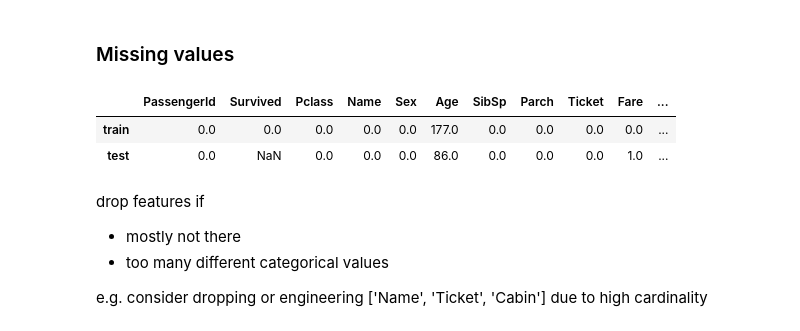
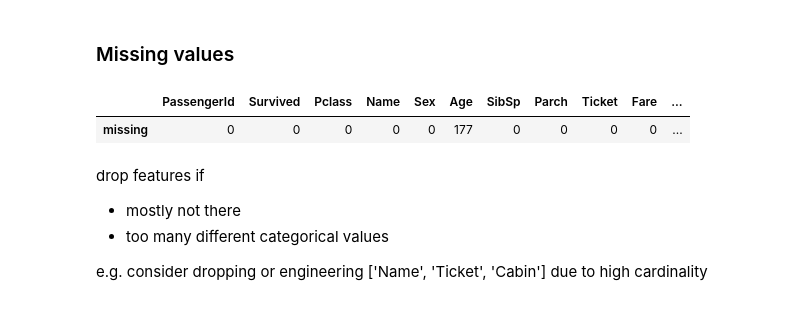
Before and after one commit to simonwardjones/forget-code, a Jupyter notebook: Python/machine-learning/titanic_walkthrough.ipynb, the cells around one changed output. Cells and saved outputs as stored; diff of their text form; code cells hidden in the pictures.

```diff
--- a/Python/machine-learning/titanic_walkthrough.ipynb
+++ b/Python/machine-learning/titanic_walkthrough.ipynb
@@ -116,12 +115,11 @@ Name: Survived, dtype: int64
 ### Missing values
 # %%
 pd.DataFrame(
-    data=[raw_train.isna().sum(), raw_test.isna().sum()],
-    index=['train','test'])
+    data=[raw_train.isna().sum()],
+    index=['missing'])
 # %% [output]
 |  | PassengerId | Survived | Pclass | Name | Sex | Age | SibSp | Parch | Ticket | Fare | ... |
-| train | 0.0 | 0.0 | 0.0 | 0.0 | 0.0 | 177.0 | 0.0 | 0.0 | 0.0 | 0.0 | ... |
-| test | 0.0 | NaN | 0.0 | 0.0 | 0.0 | 86.0 | 0.0 | 0.0 | 0.0 | 1.0 | ... |
+| missing | 0 | 0 | 0 | 0 | 0 | 177 | 0 | 0 | 0 | 0 | ... |
 # %% [markdown]
 drop features if
  - mostly not there
```
Also changed, not shown: parts of 14 cells of this notebook, 3 other files.
